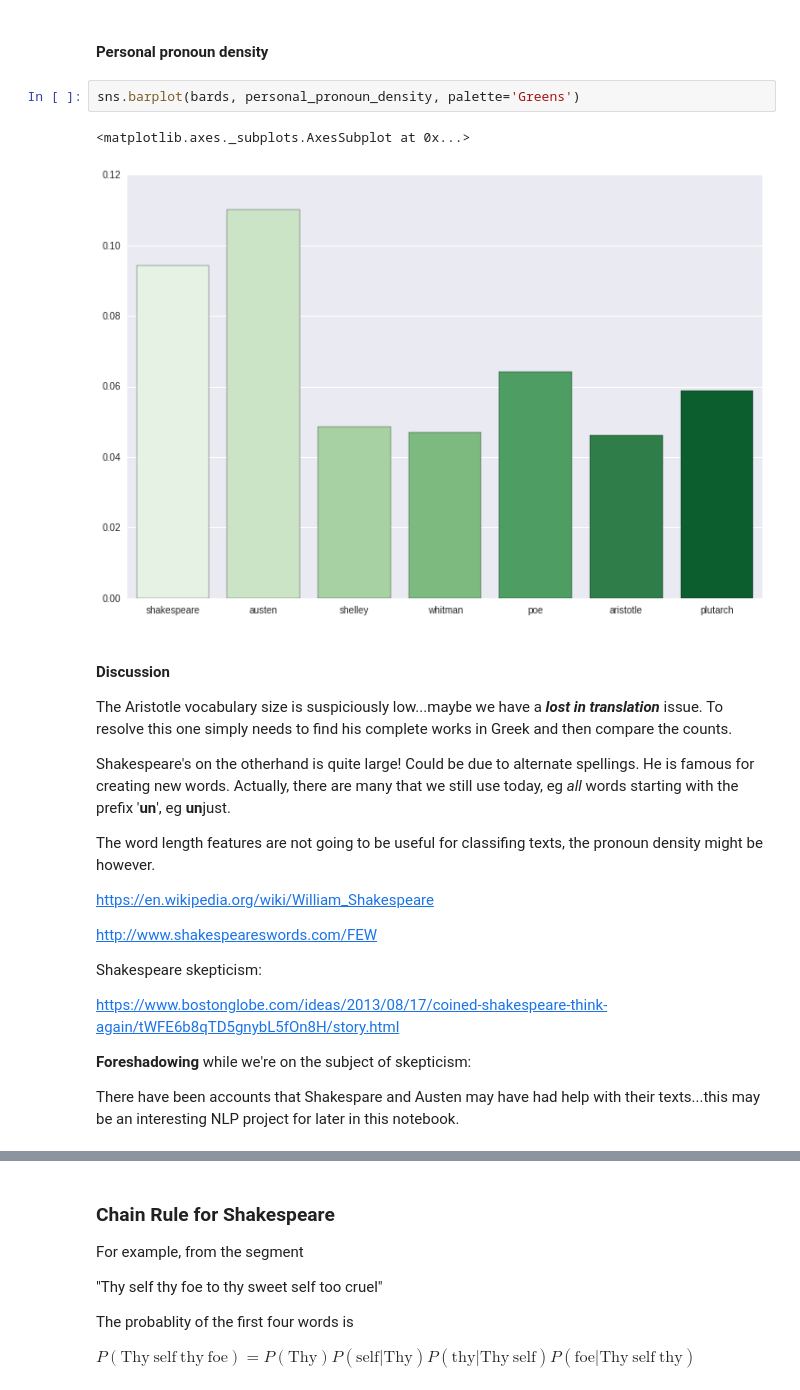
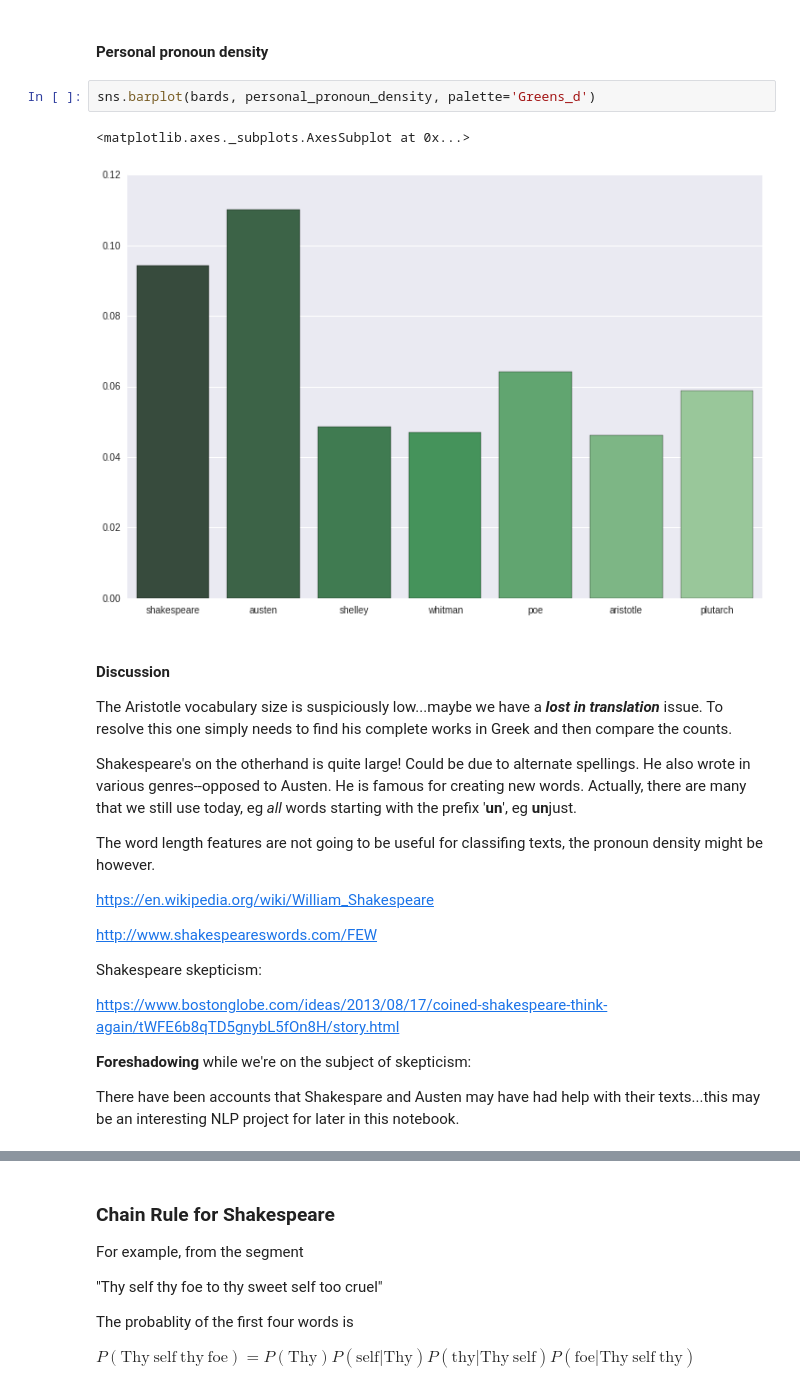
Before and after one commit to matthewmacleod/mkm_notebooks, a Jupyter notebook: mkm_nlp_notes.ipynb, the cells around one changed output, grey strips where cells are left out. Cells and saved outputs as stored; diff of their text form.

```diff
--- a/mkm_nlp_notes.ipynb
+++ b/mkm_nlp_notes.ipynb
@@ -724,16 +751,16 @@ array([ 0.09433377,  0.11011897,  0.04848328,  0.04699144,  0.06431922,
 # %% [markdown]
 #### Personal pronoun density
 # %%
-sns.barplot(bards, personal_pronoun_density, palette='Greens')
+sns.barplot(bards, personal_pronoun_density, palette='Greens_d')
 # %% [output]
 <matplotlib.axes._subplots.AxesSubplot at 0x...>
-[figure, old version]
+[figure, new version]
 # %% [markdown]
 #### Discussion
 
 The Aristotle vocabulary size is suspiciously low...maybe we have a **_lost in translation_** issue. To resolve this one simply needs to find his complete works in Greek and then compare the counts.
 
-Shakespeare's on the otherhand is quite large! Could be due to alternate spellings. He is famous for creating new words. Actually, there are many that we still use today, eg _all_ words starting with the prefix '**un**', eg **un**just.
+Shakespeare's on the otherhand is quite large! Could be due to alternate spellings. He also wrote in various genres--opposed to Austen. He is famous for creating new words. Actually, there are many that we still use today, eg _all_ words starting with the prefix '**un**', eg **un**just.
 
 
 The word length features are not going to be useful for classifing texts, the pronoun density might be however.
```
Also changed, not shown: parts of 6 cells of this notebook.
